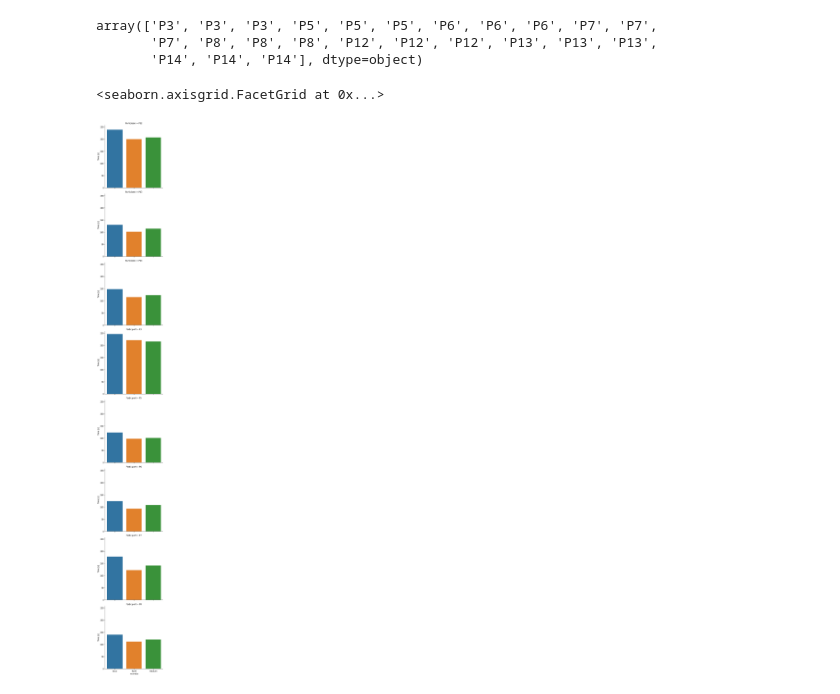
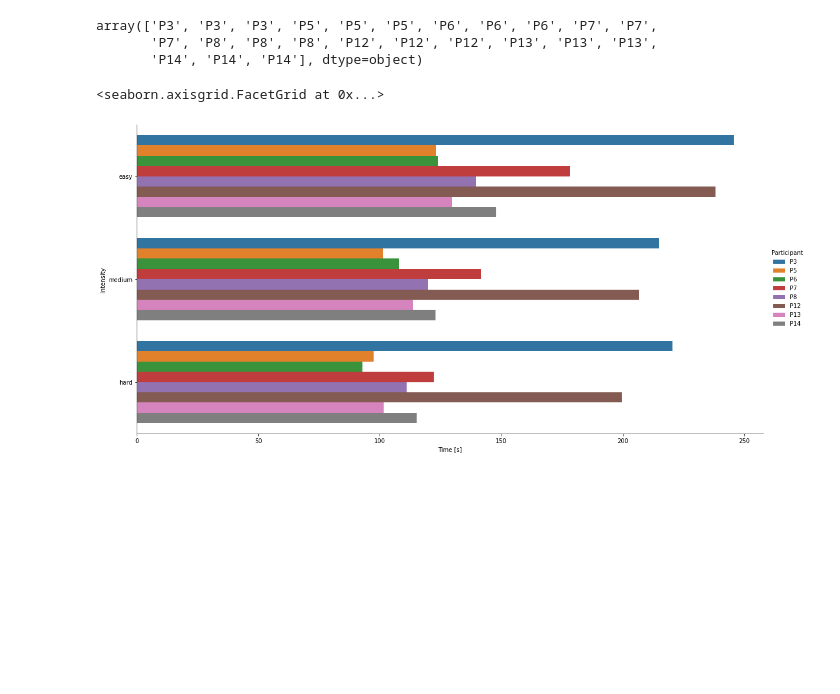
Before and after one commit to luceskywalker/xski, a Jupyter notebook: code/jupyter_lucas/statistic_subtechs.ipynb, the cells around one changed output. Cells and saved outputs as stored; diff of their text form; code cells hidden in the pictures; blank space fills up the shorter version.

```diff
--- a/code/jupyter_lucas/statistic_subtechs.ipynb
+++ b/code/jupyter_lucas/statistic_subtechs.ipynb
@@ -4,7 +4,7 @@ import numpy as np
 import matplotlib.pyplot as plt
 import seaborn as sns
 # %%
-fp = r'C:\Users\b1090197\OneDrive\Documents\XSki\xski\files\subtech_all.csv'
+fp = r'C:\Users\b1090197\OneDrive\Documents\XSki\xski\files\all_subtech.csv'
 # %%
 df = pd.read_csv(fp)
 # %%
@@ -36,7 +36,7 @@ array(['P3', 'P3', 'P3', 'P5', 'P5', 'P5', 'P6', 'P6', 'P6', 'P7', 'P7',
        'P7', 'P8', 'P8', 'P8', 'P12', 'P12', 'P12', 'P13', 'P13', 'P13',
        'P14', 'P14', 'P14'], dtype=object)
 # %%
-sns.catplot(data=df, y='Time [s]', x='Intensity', row='Participant', kind='bar')
+sns.catplot(data=df, x='Time [s]', hue='Participant', y='Intensity', kind = 'bar', aspect=2, height = 8)
 # %% [output]
 <seaborn.axisgrid.FacetGrid at 0x...>
-[figure, old version]
+[figure, new version]
```
Also changed, not shown: parts of 9 cells of this notebook, 9 other files.
